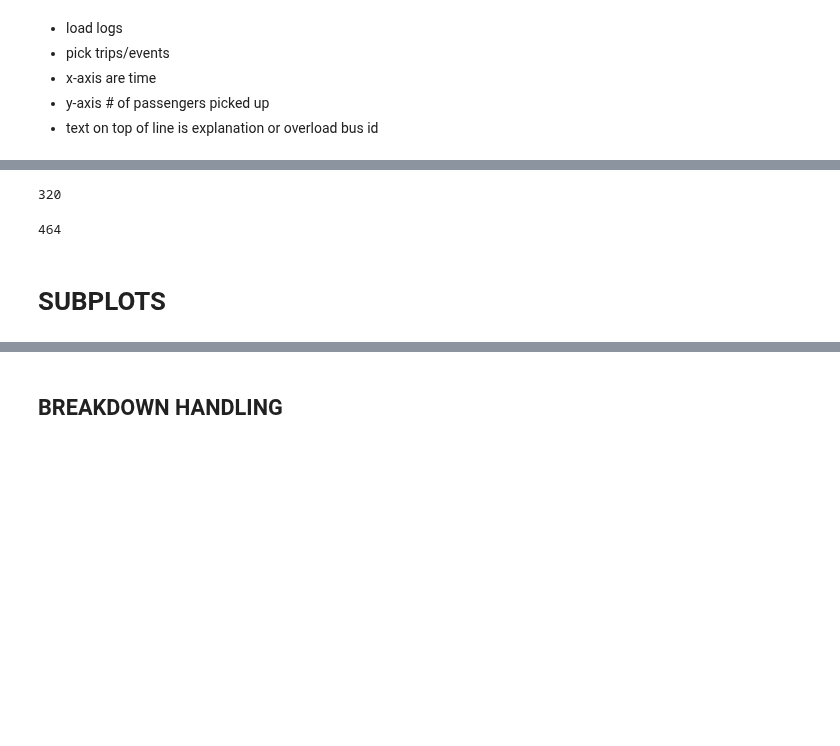
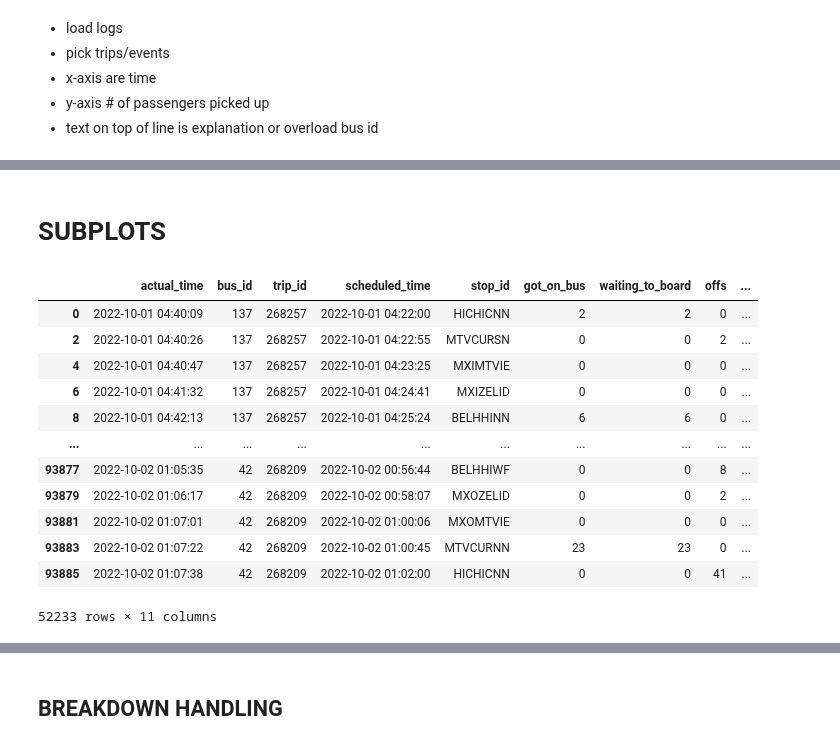
Before and after one commit to jptalusan/ICCPS_stationing, a Jupyter notebook: data_analysis/timeseries_analyzer.ipynb, the cells around one changed output, grey strips where cells are left out. Cells and saved outputs as stored; diff of their text form; code cells hidden in the pictures; blank space fills up the shorter version.

```diff
--- a/data_analysis/timeseries_analyzer.ipynb
+++ b/data_analysis/timeseries_analyzer.ipynb
@@ -39,15 +26,0 @@ trip_ids = df.trip_id.unique().tolist()
-# %%
-log_files = ['logs/all_day_nobreak/no_inject_20210713_BL_nobreak.log',
-             'logs/all_day_nobreak/no_inject_20210713_ALL_IT200_nobreak.log']
-df_arr = []
-dispatch_arr = []
-for log_file in log_files:
-    df = utils.get_bus_df(log_file)
-    dispatch_df = utils.get_dispatch_df(log_file)
-    df_arr.append(df)
-    dispatch_arr.append(dispatch_df)
-
-for trip_id in trip_ids:
-    for df in df_arr:
-        gob = df.query("trip_id == '245771'").sort_values('actual_time').got_on_bus.sum()
-        rem = df.query("trip_id == '245771'").sort_values('actual_time').remain.sum()
@@ -250,28 +35,28 @@ fig.show()
-# %%
-27 + 111 + 138 + 44
-# %% [output]
-320
-# %%
-193 + 50 + 8 + 109+ 104
-# %% [output]
-464
 # %% [markdown]
 # SUBPLOTS
-# %%
-log_files = ['logs/all_day_nobreak/no_inject_20210713_BL_nobreak.log',
-             'logs/all_day_nobreak/no_inject_20210713_ALL_IT200_nobreak.log']
-df_arr = []
-dispatch_arr = []
-for log_file in log_files:
-    df = utils.get_bus_df(log_file)
-    dispatch_df = utils.get_dispatch_df(log_file)
-    df_arr.append(df)
-    dispatch_arr.append(dispatch_df)
-
-for trip_id in trip_ids:
-    for df in df_arr:
-        gob = df.query("trip_id == '245771'").sort_values('actual_time').got_on_bus.sum()
-        rem = df.query("trip_id == '245771'").sort_values('actual_time').remain.sum()
-
-
-trip_ids = ['244837', '244917', '241937', '244990', '244990'] + ['242311', '245827', '241949', '242330', '245874'] + ['241641']
+# %%
+# pick a trip where mcts dispatched to but not the baseline
+log_files = ['10_2022_OLD_C/no_inject_20221001_200IT_10CAP.log',
+             '10_2022_OLD_C/BL/no_inject_BL_20221001_0IT_10CAP.log']
+df_arr = {}
+labels = ["mcts", "bl"]
+for i, log_file in enumerate(log_files):
+    df = utils.get_bus_df(log_file)
+    dispatch_df = utils.get_dispatch_df(log_file)
+    df_arr[labels[i]] = [df, dispatch_df]
+# %%
+df
+# %% [output]
+|  | actual_time | bus_id | trip_id | scheduled_time | stop_id | got_on_bus | waiting_to_board | offs | ... |
+| 0 | 2022-10-01 04:40:09 | 137 | 268257 | 2022-10-01 04:22:00 | HICHICNN | 2 | 2 | 0 | ... |
+| 2 | 2022-10-01 04:40:26 | 137 | 268257 | 2022-10-01 04:22:55 | MTVCURSN | 0 | 0 | 2 | ... |
+| 4 | 2022-10-01 04:40:47 | 137 | 268257 | 2022-10-01 04:23:25 | MXIMTVIE | 0 | 0 | 0 | ... |
+| 6 | 2022-10-01 04:41:32 | 137 | 268257 | 2022-10-01 04:24:41 | MXIZELID | 0 | 0 | 0 | ... |
+| 8 | 2022-10-01 04:42:13 | 137 | 268257 | 2022-10-01 04:25:24 | BELHHINN | 6 | 6 | 0 | ... |
+| ... | ... | ... | ... | ... | ... | ... | ... | ... | ... |
+| 93877 | 2022-10-02 01:05:35 | 42 | 268209 | 2022-10-02 00:56:44 | BELHHIWF | 0 | 0 | 8 | ... |
+| 93879 | 2022-10-02 01:06:17 | 42 | 268209 | 2022-10-02 00:58:07 | MXOZELID | 0 | 0 | 2 | ... |
+| 93881 | 2022-10-02 01:07:01 | 42 | 268209 | 2022-10-02 01:00:06 | MXOMTVIE | 0 | 0 | 0 | ... |
+| 93883 | 2022-10-02 01:07:22 | 42 | 268209 | 2022-10-02 01:00:45 | MTVCURNN | 23 | 23 | 0 | ... |
+| 93885 | 2022-10-02 01:07:38 | 42 | 268209 | 2022-10-02 01:02:00 | HICHICNN | 0 | 0 | 41 | ... |
+52233 rows × 11 columns
```
Also changed, not shown: parts of 14 cells of this notebook, 8 other files.
